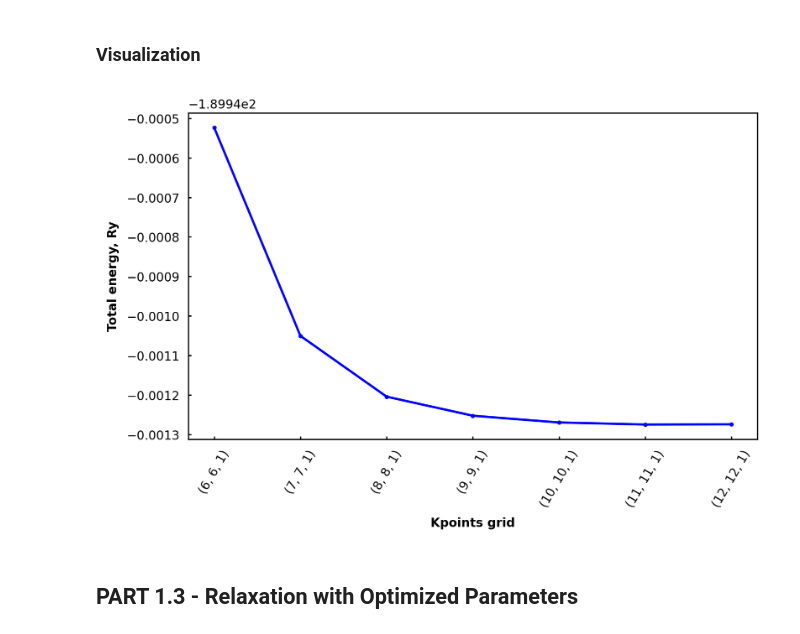
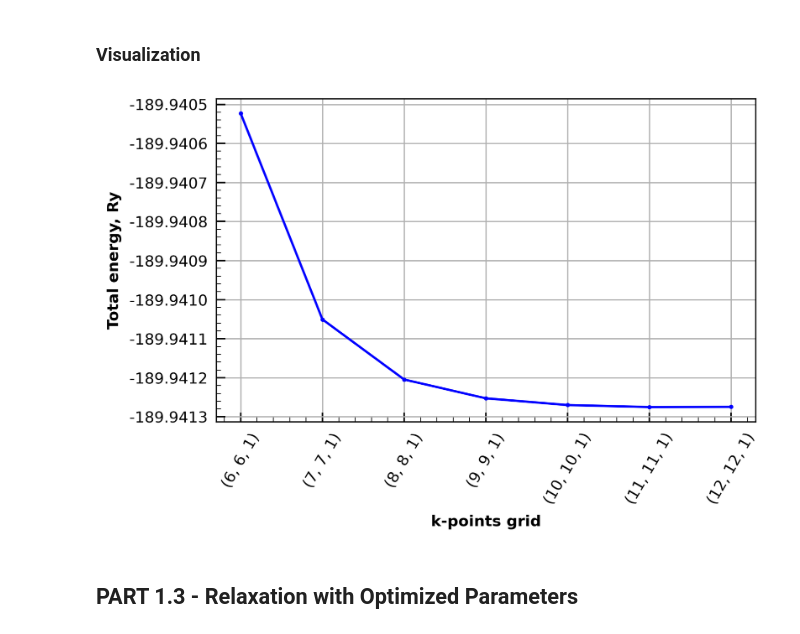
Before and after one commit to hasaki77/QE_Laboratory_Work, a Jupyter notebook: 1_Structure_Optimization.ipynb, the cells around one changed output. Cells and saved outputs as stored; diff of their text form; code cells hidden in the pictures.

```diff
--- a/1_Structure_Optimization.ipynb
+++ b/1_Structure_Optimization.ipynb
@@ -104,4 +106,5 @@ if 'Others' not in general_paths.keys():
 if struc not in general_paths.keys():
     general_paths[struc] = Munch()
     general_paths[struc]['__val__'] = create_folder(main_dir=main_dir, folder=struc)
+    general_paths[struc]['figures'] = create_folder(main_dir=create_folder(main_dir=Path(os.getcwd()), folder='figures'), folder=struc)
 # %% [output]
@@ -594,23 +614,39 @@ command=f'python QE_SCF_script.py \
 # %%
 # Find Total energies
 total_energies = np.array([get_total_energy(outfile=general_paths[struc].qe_opt_params.kpoints_opt.__val__ / str(i+1) / 'espresso.pwo', file_num=str(i+1)) for i in range(len(kpts_grid))])
 
 # Make Figure
 plt.style.use('seaborn-v0_8-paper')
+plt.rcParams['pdf.fonttype'] = 42
 fig, ax = plt.subplots(1, 1, figsize=(6, 4), dpi=300, constrained_layout=True)
 
 ax.plot(np.arange(len(kpts_grid)), total_energies, label='', color='blue', marker='.', linewidth=1.5)
-ax.set_xlabel('Kpoints grid', fontsize=8, fontweight='bold', labelpad=5)
-ax.set_ylabel('Total energy, Ry', fontsize=8, fontweight='bold', labelpad=5)
-#ax.set_xlim([(timesteps_fs).min(), (timesteps_fs).max()])
+ax.set_xlabel('k-points grid', fontsize=10, fontweight='bold', labelpad=5)
+ax.set_ylabel('Total energy, Ry', fontsize=10, fontweight='bold', labelpad=5)
 ax.xaxis.set_ticks_position('bottom')
 ax.yaxis.set_ticks_position('left')
+ax.yaxis.set_major_formatter(ticker.FormatStrFormatter('%.4f'))
+
 ax.set_xticks(np.arange(len(kpts_grid)))
 ax.set_xticklabels(kpts_grid, rotation=60)
-ax.tick_params(axis='both', which='major', labelsize=8, direction='in', length=2)
-#ax.legend(loc="upper right", fontsize=8, frameon=False)
+ax.tick_params(axis='both', which='major', direction='in',
+               top=False, right=False, labelsize=10,
+               length=6, width=1)
+
+ax.xaxis.set_minor_locator(AutoMinorLocator(5))
+ax.yaxis.set_minor_locator(AutoMinorLocator(5))
+ax.tick_params(axis='both', which='minor', direction='in',
+               top=False, right=False,
+               length=3, width=0.5)
+ax.grid(True)
+fig.savefig(
+    general_paths[struc].figures / "kpoints_grid_opt.pdf",
+    dpi=600,
+    transparent=True,
+    bbox_inches='tight'
+)
 # %% [output]
-[figure, old version]
+[figure, new version]
 # %% [markdown]
 ## PART 1.3 - Relaxation with Optimized Parameters
 # %% [markdown]
```
Also changed, not shown: parts of 5 cells of this notebook, 2 other files.
